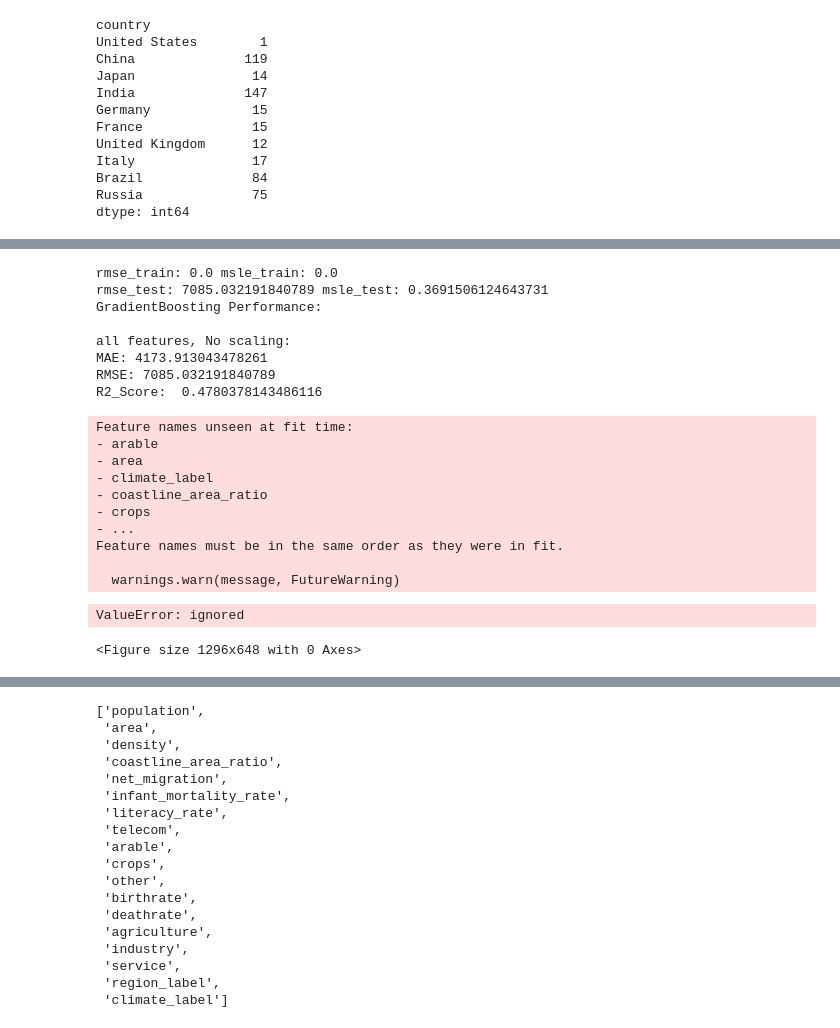
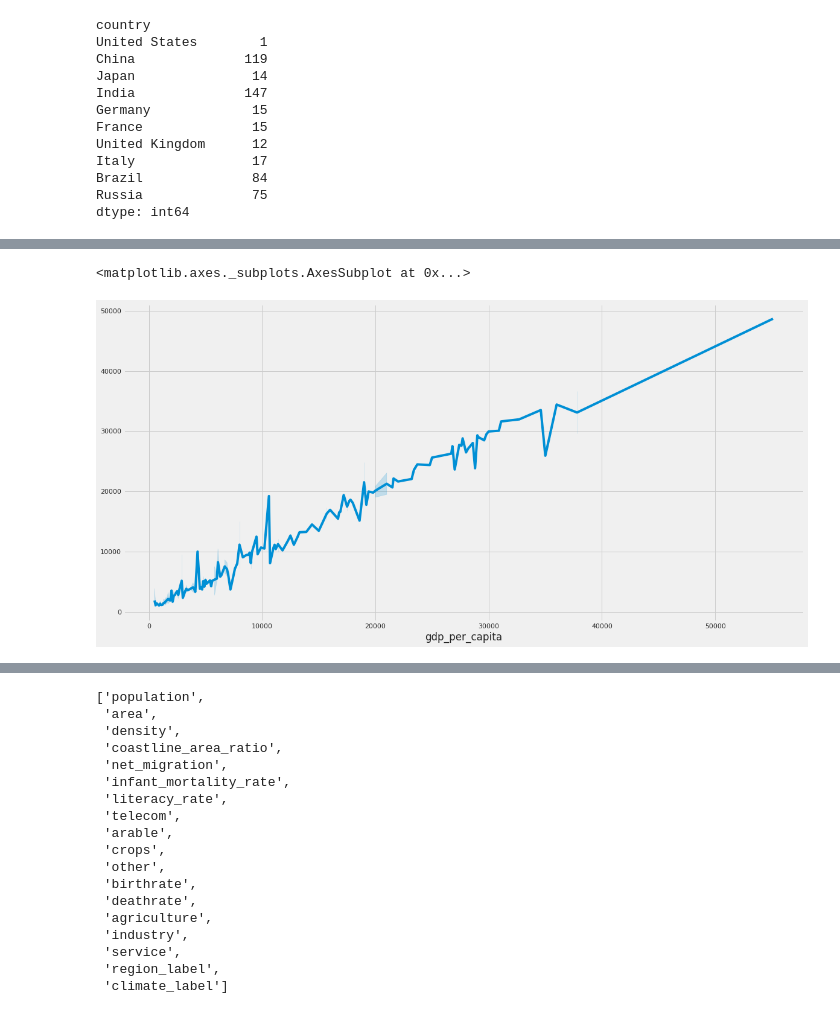
Before and after one commit to nishacado/Predicting-GDP, a Jupyter notebook: Nishanthi/countries_final.ipynb, the cells around one changed output, grey strips where cells are left out. Cells and saved outputs as stored; diff of their text form; code cells hidden in the pictures.

```diff
--- a/Nishanthi/countries_final.ipynb
+++ b/Nishanthi/countries_final.ipynb
@@ -827,49 +812,7 @@ R2_Score:  0.8566474216152381
-# %%
-#Decision Tree Model
-dereg = DecisionTreeRegressor(random_state=0)
-dereg.fit(train_X, train_Y)
-train_pred_Y = dereg.predict(train_X)
-test_pred_Y = dereg.predict(test_X)
-train_pred_Y = pd.Series(train_pred_Y.clip(0, train_pred_Y.max()), index=train_Y.index)
-test_pred_Y = pd.Series(test_pred_Y.clip(0, test_pred_Y.max()), index=test_Y.index)
-
-rmse_train = np.sqrt(mean_squared_error(train_pred_Y, train_Y))
-msle_train = mean_squared_log_error(train_pred_Y, train_Y)
-rmse_test = np.sqrt(mean_squared_error(test_pred_Y, test_Y))
-msle_test = mean_squared_log_error(test_pred_Y, test_Y)
-
-print('rmse_train:',rmse_train,'msle_train:',msle_train)
-print('rmse_test:',rmse_test,'msle_test:',msle_test)
-
-print('GradientBoosting Performance:')
-
-print('\nall features, No scaling:')
-print('MAE:', metrics.mean_absolute_error(test_Y, test_pred_Y))
-print('RMSE:', np.sqrt(metrics.mean_squared_error(test_Y, test_pred_Y)))
-print('R2_Score: ', metrics.r2_score(test_Y, test_pred_Y))
-# %% [output]
-rmse_train: 0.0 msle_train: 0.0
-rmse_test: 7085.032191840789 msle_test: 0.3691506124643731
-GradientBoosting Performance:
-
-all features, No scaling:
-MAE: 4173.913043478261
-RMSE: 7085.032191840789
-R2_Score:  0.4780378143486116
 # %%
 plt.figure(figsize=(18,9))
-whole=dereg.predict(countries[training_features])
-sns.scatterplot(x=countries[target],y=whole)
+whole=gbm_opt.predict(countries[training_features])
+sns.lineplot(x=countries[target],y=whole)
 # %% [output]
-Feature names unseen at fit time:
-- arable
-- area
-- climate_label
-- coastline_area_ratio
-- crops
-- ...
-Feature names must be in the same order as they were in fit.
-
-  warnings.warn(message, FutureWarning)
+<matplotlib.axes._subplots.AxesSubplot at 0x...>
-ValueError: ignored
-<Figure size 1296x648 with 0 Axes>
+[figure, added]
```
Also changed, not shown: parts of 44 cells of this notebook, 4 other files.
